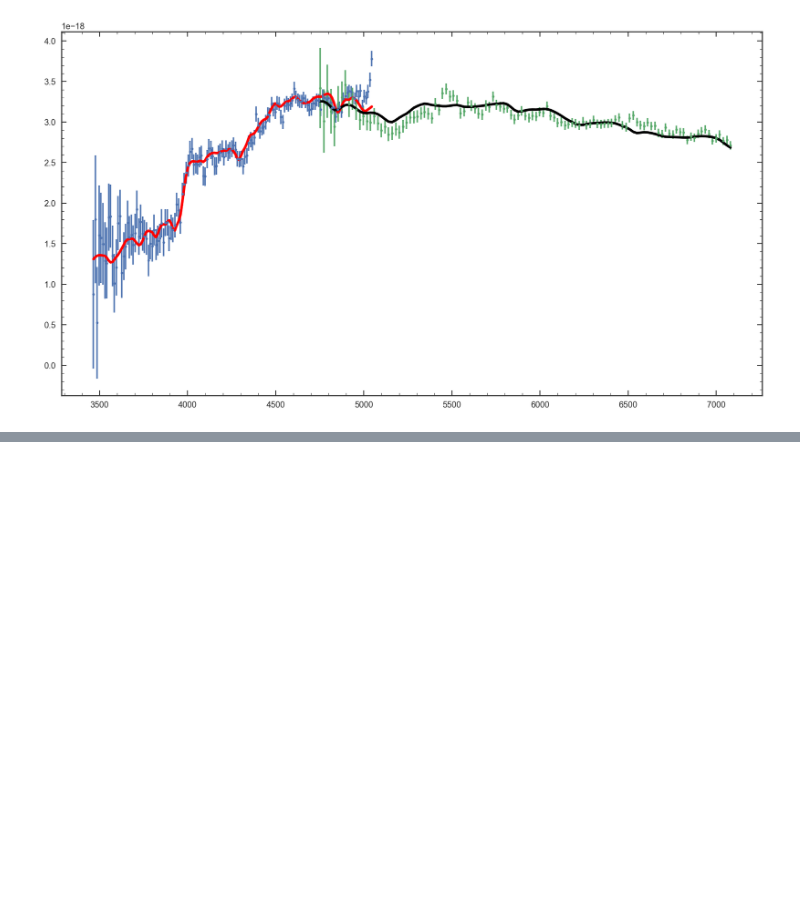
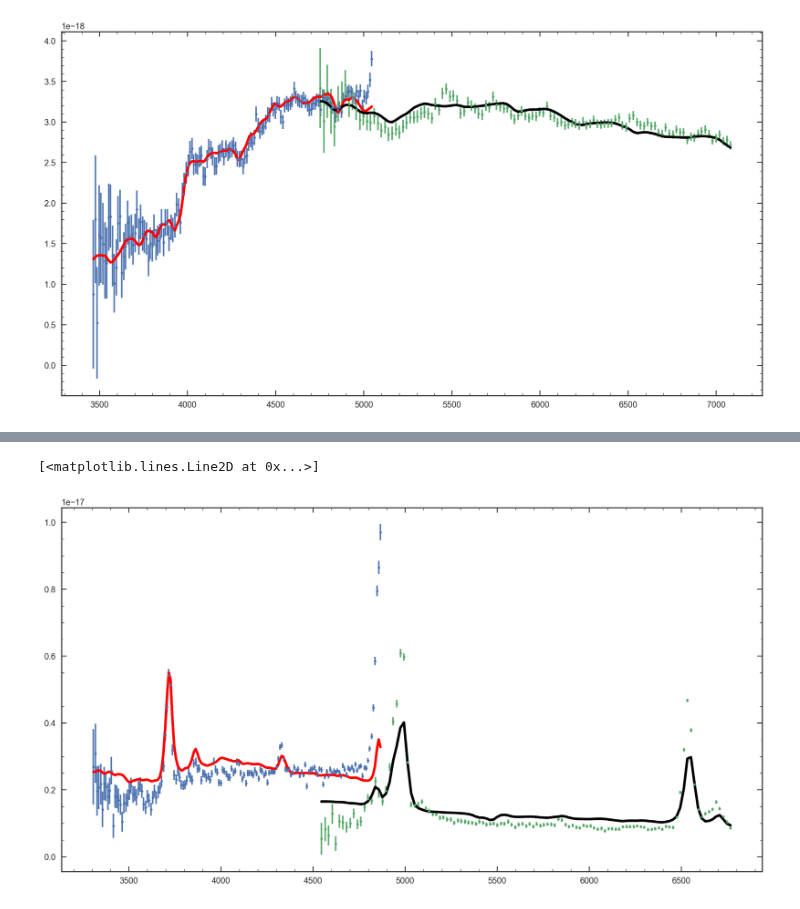
Before and after one commit to ivastar/clear, a Jupyter notebook: notebooks/forward_modeling/Foward_model.ipynb, the cells around one changed output, grey strips where cells are left out. Saved outputs shown, nothing was run; the diff lists cells and outputs as text; code cells hidden in the pictures; blank space fills up the shorter version.

```diff
--- a/notebooks/forward_modeling/Foward_model.ipynb
+++ b/notebooks/forward_modeling/Foward_model.ipynb
@@ -189,7 +218,7 @@ mwv, mfl = np.load('model_spec/m0.019_a2.5_dt8.0_spec.npy')
 mb = multifit.MultiBeam('beams/gnd_21156.beams.fits')
 
 ## Create model
-spec = mb.get_flat_model(spectrum_1d = [mwv*2.25,mfl])
+spec = mb.get_flat_model(spectrum_1d = [mwv*2.255,mfl])
 
 ## Extract model and flat
 sp = mb.optimal_extract(spec)
@@ -342,0 +382,2 @@ plt.plot(sp.gal_wv_rf_141,sp.fl_141, 'k', linewidth=3)
+# %%
+sp = Gen_MB_spec('beams/gnd_18197.beams.fits', 1.362, 'galaxy_spec_emit_g102.npy', 'galaxy_spec_emit_g141.npy',maxwv_102=11500)
@@ -342,0 +402,12 @@ plt.plot(sp.gal_wv_rf_141,sp.fl_141, 'k', linewidth=3)
+# %%
+sp.Sim_spec('/Users/vestrada/Downloads/all/SB1')
+
+plt.figure(figsize=[15,8])
+plt.errorbar(sp.gal_wv_rf_102, sp.gal_fl_102, sp.gal_er_102, linestyle='None', marker='o', markersize=3)
+plt.errorbar(sp.gal_wv_rf_141, sp.gal_fl_141, sp.gal_er_141, linestyle='None', marker='o', markersize=3)
+
+plt.plot(sp.gal_wv_rf_102,sp.fl_102, 'r', linewidth=3)
+plt.plot(sp.gal_wv_rf_141,sp.fl_141, 'k', linewidth=3)
+# %% [output]
+[<matplotlib.lines.Line2D at 0x...>]
+[figure, added]
```
Also changed, not shown: parts of 11 cells of this notebook, 2 other files.
